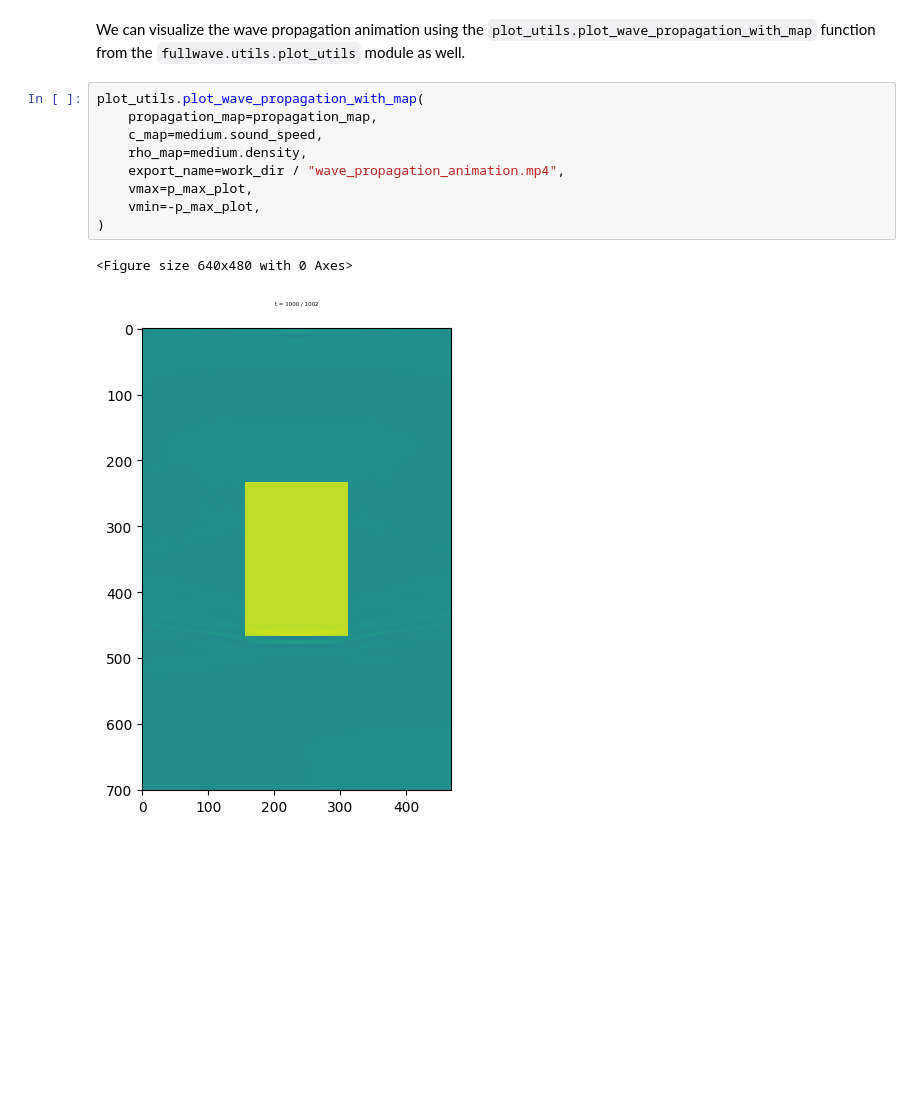
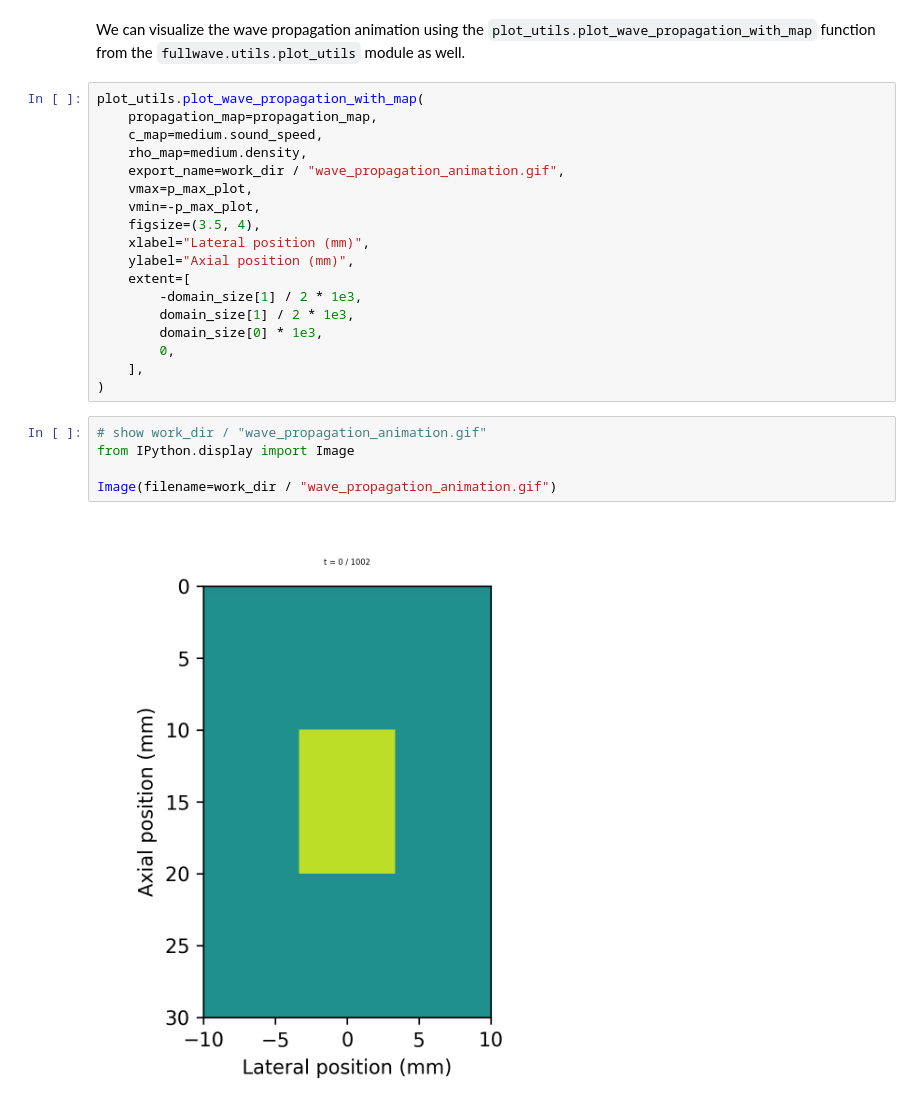
Before and after one commit to pinton-lab/fullwave25, a Jupyter notebook: examples/simple_plane_wave/example_simple_plane_wave.ipynb, the cells around one changed output. Saved outputs shown, nothing was run; the diff lists cells and outputs as text; blank space fills up the shorter version.

Commit message:
update the simple plane wave example

```diff
--- a/examples/simple_plane_wave/example_simple_plane_wave.ipynb
+++ b/examples/simple_plane_wave/example_simple_plane_wave.ipynb
@@ -433,10 +438,23 @@ plot_utils.plot_wave_propagation_with_map(
     propagation_map=propagation_map,
     c_map=medium.sound_speed,
     rho_map=medium.density,
-    export_name=work_dir / "wave_propagation_animation.mp4",
+    export_name=work_dir / "wave_propagation_animation.gif",
     vmax=p_max_plot,
     vmin=-p_max_plot,
+    figsize=(3.5, 4),
+    xlabel="Lateral position (mm)",
+    ylabel="Axial position (mm)",
+    extent=[
+        -domain_size[1] / 2 * 1e3,
+        domain_size[1] / 2 * 1e3,
+        domain_size[0] * 1e3,
+        0,
+    ],
 )
-# %% [output]
-<Figure size 640x480 with 0 Axes>
-[figure, removed]
+# %%
+# show work_dir / "wave_propagation_animation.gif"
+from IPython.display import Image
+
+Image(filename=work_dir / "wave_propagation_animation.gif")
+# %% [output]
+[figure, added]
```
Also changed, not shown: parts of 4 cells of this notebook, 1 other file.
